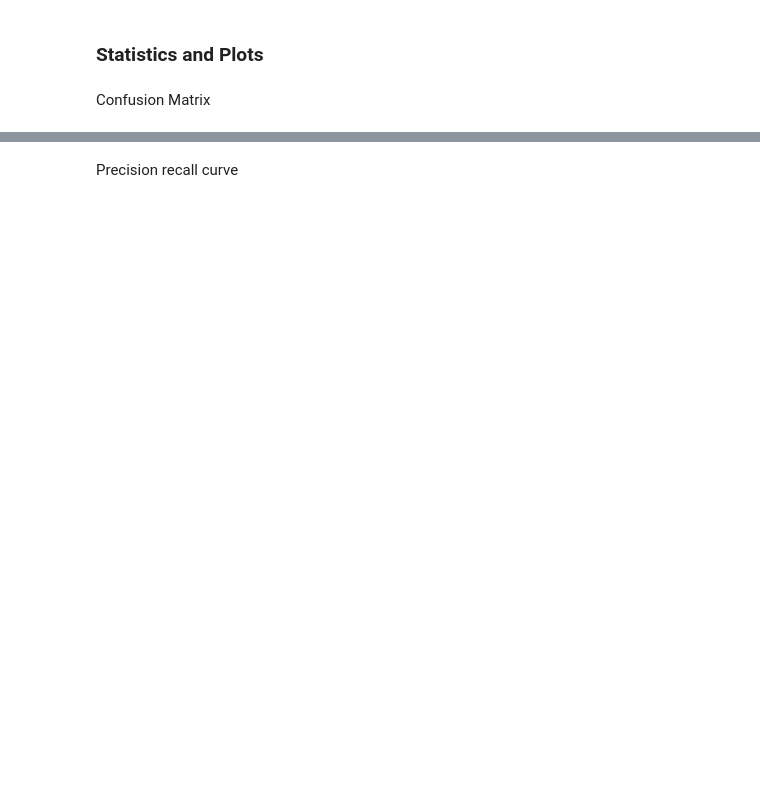
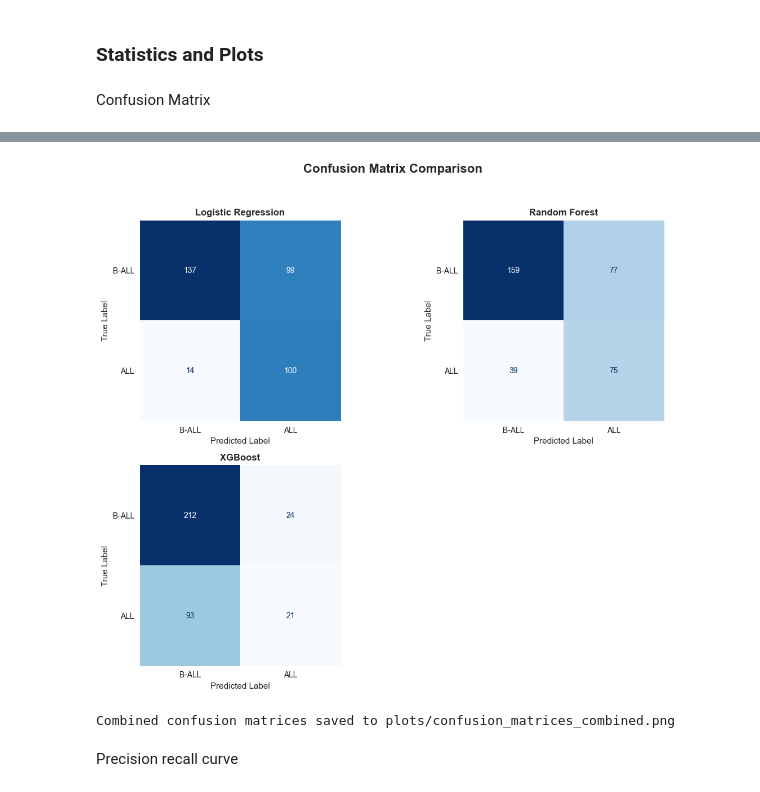
Before and after one commit to Wesley1701/XAIForB-ALL, a Jupyter notebook: main_notebook.ipynb, the cells around one changed output, grey strips where cells are left out. Cells and saved outputs as stored; diff of their text form; code cells hidden in the pictures; blank space fills up the shorter version.

```diff
--- a/main_notebook.ipynb
+++ b/main_notebook.ipynb
@@ -46,8 +47,8 @@ path_to_data = "data/"
 # %% [markdown]
 Load Datasets
 # %%
-df_b_all = pd.read_parquet(f"{path_to_data}B_ALL.pq")
-df_all = pd.read_parquet(f"{path_to_data}ALL.pq")
+b_all_df = pd.read_parquet(f"{path_to_data}B_ALL.pq")
+all_df = pd.read_parquet(f"{path_to_data}ALL.pq")
 # %% [markdown]
 #### Merging
 # %%
@@ -205,10 +206,11 @@ def optimize_classifier(x, y, n_trials=20):
 
         pipeline = Pipeline([
             # ('smote', SMOTE(random_state=42, sampling_strategy='auto', k_neighbors=5)),
-            ("scaler", StandardScaler()),
+            # ("scaler", StandardScaler()),
             ("select_kbest", SelectKBest(score_func=f_classif, k=k)),
             ("classifier", model)
         ])
+
 
         cv = StratifiedKFold(n_splits=5, shuffle=True, random_state=42)
         score = cross_val_score(pipeline, x, y, scoring="roc_auc", cv=cv).mean()
@@ -226,5 +228,5 @@ def optimize_classifier(x, y, n_trials=20):
     return study
 
 # Run the optimization.
-study_result = optimize_classifier(merged_df_normalized, y, n_trials=5)
+study_result = optimize_classifier(merged_df_normalized, y, n_trials=200)
 # %% [output]
@@ -320,13 +328,2 @@ x_test = x_test_selected
 # %% [markdown]
 Training
-# %%
-model = LogisticRegression(C=best_params["C"], random_state=42, solver="liblinear", max_iter=1000, class_weight="balanced")
-
-model.fit(x_train, y_train)
-
-y_pred = model.predict(x_test)
-
-y_proba = model.predict_proba(x_test)[:, 1]
-
-roc_auc = roc_auc_score(y_test, y_proba)
-print(f"ROC-AUC on test set: {roc_auc:.4f}")
@@ -360,2 +428,52 @@ Confusion matrix saved to plots\confusion_matrix.png
+# %%
+import matplotlib.pyplot as plt
+import seaborn as sns
+from sklearn.metrics import confusion_matrix, ConfusionMatrixDisplay
+import os
+
+# Set seaborn style for consistency (without grid for confusion matrices)
+sns.set_style("white")
+
+# Create 2x2 subplot with tighter spacing
+fig, axes = plt.subplots(2, 2, figsize=(12, 10))
+fig.suptitle('Confusion Matrix Comparison', fontsize=16, fontweight='bold')
+
+# Model data with names
+y_preds = [y_pred_lr, y_pred_rf, y_pred_xg]
+model_names = ["Logistic Regression", "Random Forest", "XGBoost"]
+
+# Plot confusion matrices
+for idx, (y_pred, name) in enumerate(zip(y_preds, model_names)):
+    row = idx // 2
+    col = idx % 2
+
+    # Calculate confusion matrix
+    cm = confusion_matrix(y_test, y_pred)
+
+    # Create display object
+    disp = ConfusionMatrixDisplay(confusion_matrix=cm, display_labels=["B-ALL", "ALL"])
+
+    # Plot on specific subplot
+    disp.plot(ax=axes[row, col], cmap='Blues', colorbar=False)
+    axes[row, col].set_title(f'{name}', fontweight='bold', fontsize=12)
+    axes[row, col].set_xlabel("Predicted Label")
+    axes[row, col].set_ylabel("True Label")
+    axes[row, col].grid(False)  # Remove grid lines
+
+# Remove the empty 4th subplot
+axes[1, 1].axis('off')
+
+# Adjust layout for tighter spacing
+plt.tight_layout(rect=[0, 0.03, 1, 0.95])  # Leave space for suptitle
+
+# Save the combined plot
+confusion_matrix_path = os.path.join("plots", "confusion_matrices_combined.png")
+plt.savefig(confusion_matrix_path, dpi=300, bbox_inches='tight')
+plt.show()
+
+print(f"Combined confusion matrices saved to {confusion_matrix_path}")
+# %% [output]
+[figure, added]
+Combined confusion matrices saved to plots/confusion_matrices_combined.png
 # %% [markdown]
 Precision recall curve
```
Also changed, not shown: parts of 18 cells of this notebook, 3 other files.
